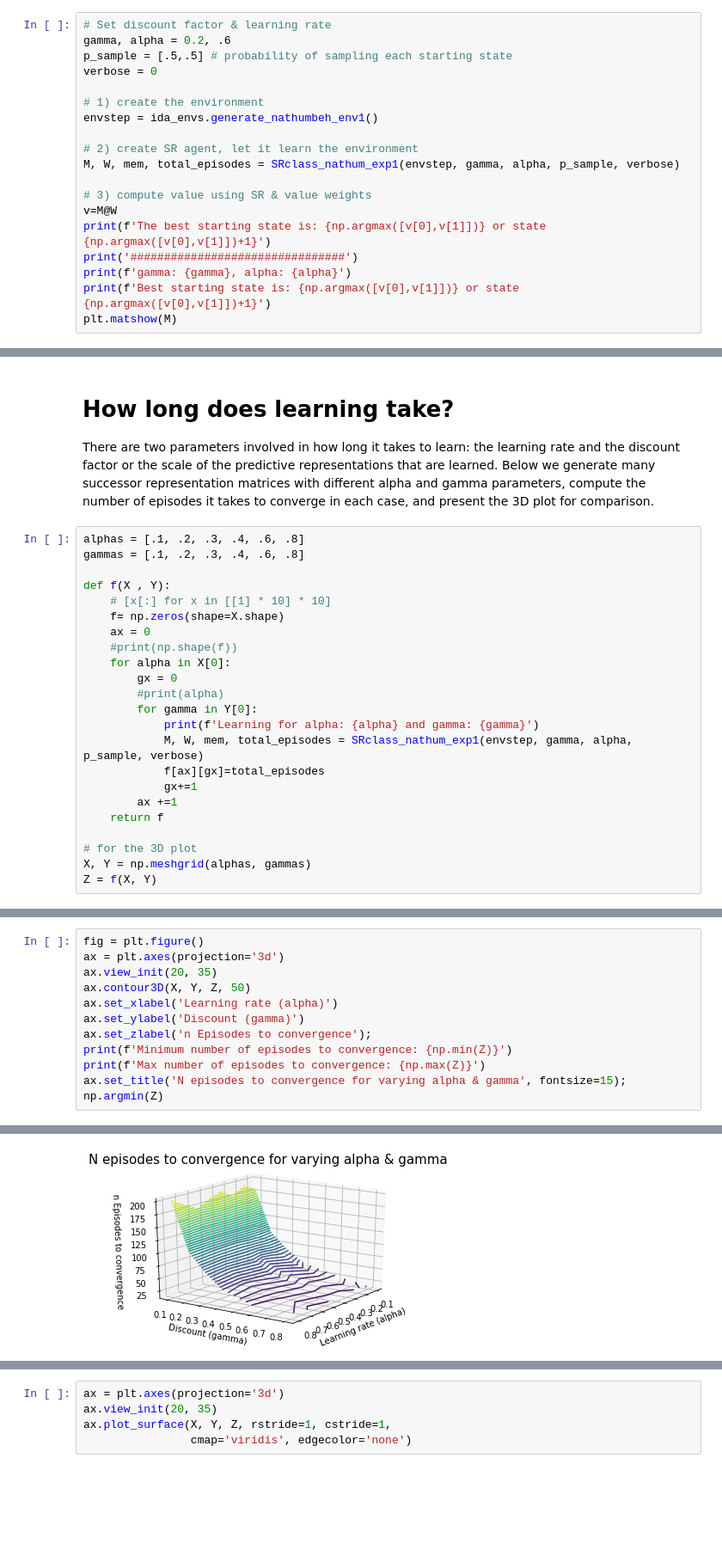
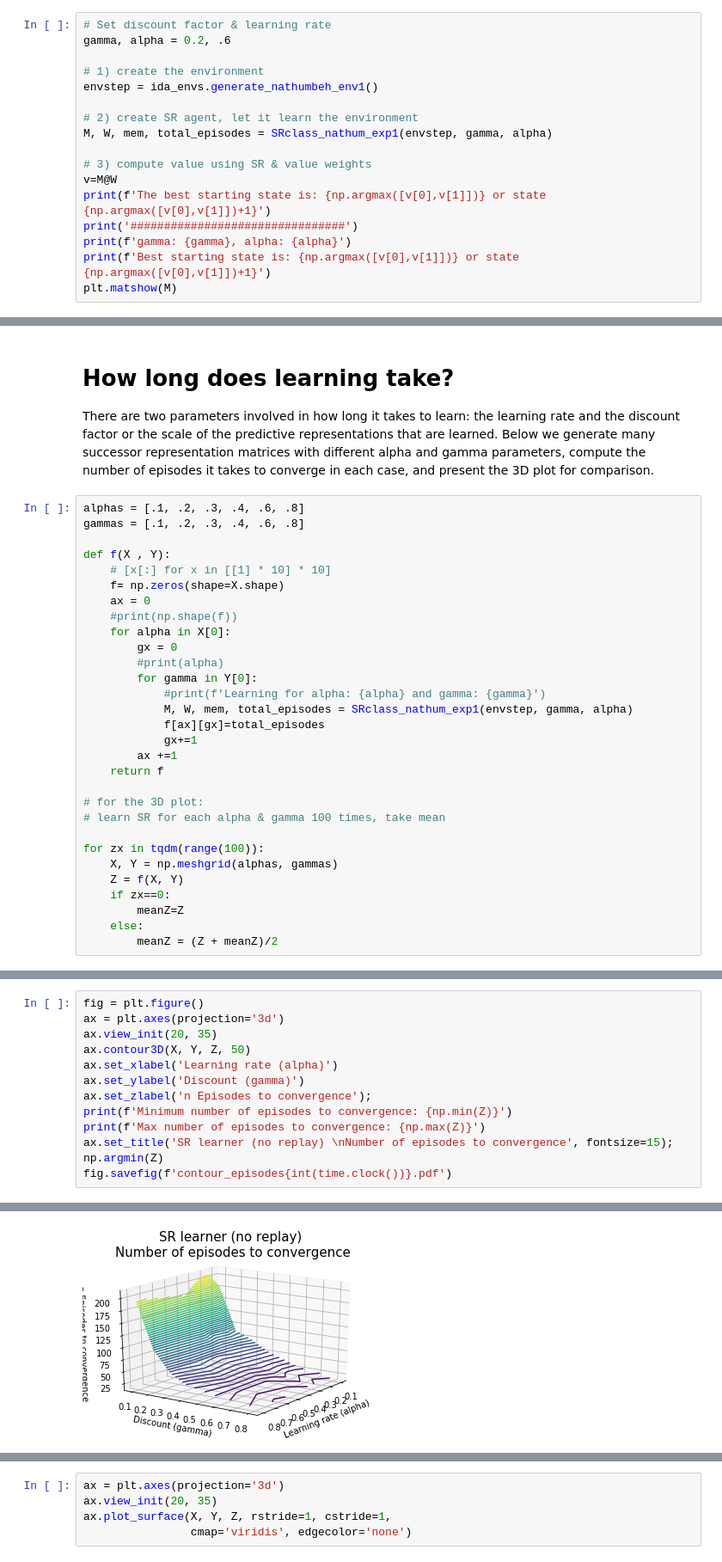
Before and after one commit to idamomen/predictive_representations, a Jupyter notebook: SRonly_learner_NatHumBeh_Exp1.ipynb, the cells around one changed output, grey strips where cells are left out. Shown: that part at 86% size. Drawn from its saved outputs; the diff is of its cells as text; blank space fills up the shorter version.

```diff
--- a/SRonly_learner_NatHumBeh_Exp1.ipynb
+++ b/SRonly_learner_NatHumBeh_Exp1.ipynb
@@ -28,14 +30,12 @@ ida_envs.plot_env1()
 # %%
 # Set discount factor & learning rate
 gamma, alpha = 0.2, .6
-p_sample = [.5,.5] # probability of sampling each starting state
-verbose = 0
 
 # 1) create the environment
 envstep = ida_envs.generate_nathumbeh_env1()
 
 # 2) create SR agent, let it learn the environment
-M, W, mem, total_episodes = SRclass_nathum_exp1(envstep, gamma, alpha, p_sample, verbose)
+M, W, mem, total_episodes = SRclass_nathum_exp1(envstep, gamma, alpha)
 
 # 3) compute value using SR & value weights
 v=M@W
@@ -69,13 +68,20 @@ def f(X , Y):
         gx = 0
         #print(alpha)
         for gamma in Y[0]:
-            print(f'Learning for alpha: {alpha} and gamma: {gamma}')
-            M, W, mem, total_episodes = SRclass_nathum_exp1(envstep, gamma, alpha, p_sample, verbose)
+            #print(f'Learning for alpha: {alpha} and gamma: {gamma}')
+            M, W, mem, total_episodes = SRclass_nathum_exp1(envstep, gamma, alpha)
             f[ax][gx]=total_episodes
             gx+=1
         ax +=1
     return f
 
-# for the 3D plot
-X, Y = np.meshgrid(alphas, gammas)
-Z = f(X, Y)
+# for the 3D plot:
+# learn SR for each alpha & gamma 100 times, take mean
+
+for zx in tqdm(range(100)):
+    X, Y = np.meshgrid(alphas, gammas)
+    Z = f(X, Y)
+    if zx==0:
+        meanZ=Z
+    else:
+        meanZ = (Z + meanZ)/2
@@ -107,6 +95,7 @@ ax.set_ylabel('Discount (gamma)')
 ax.set_zlabel('n Episodes to convergence');
 print(f'Minimum number of episodes to convergence: {np.min(Z)}')
 print(f'Max number of episodes to convergence: {np.max(Z)}')
-ax.set_title('N episodes to convergence for varying alpha & gamma', fontsize=15);
+ax.set_title('SR learner (no replay) \nNumber of episodes to convergence', fontsize=15);
 np.argmin(Z)
+fig.savefig(f'contour_episodes{int(time.clock())}.pdf')
 # %% [output]
@@ -116,4 +104,4 @@ Max number of episodes to convergence: 202.0
-[figure, old version]
+[figure, new version]
 # %%
 fig = plt.figure()
 ax = plt.axes(projection='3d')
```
Also changed, not shown: parts of 6 cells of this notebook.
